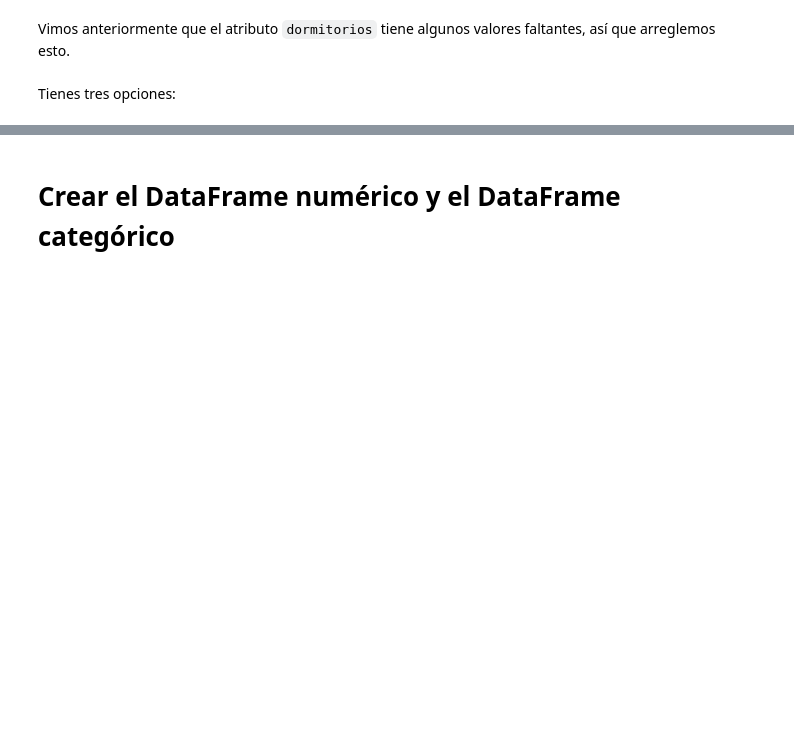
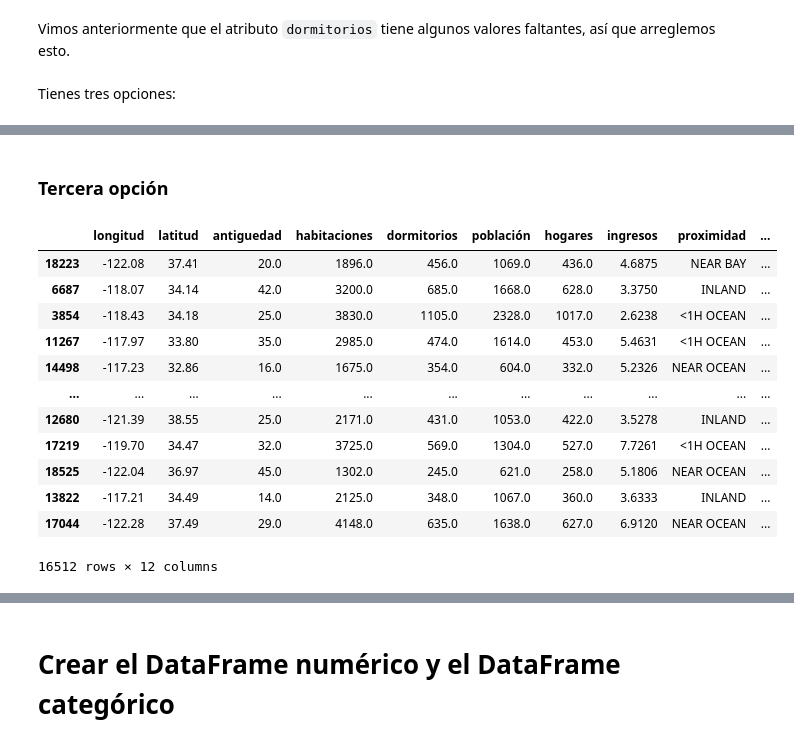
Before and after one commit to marco-canas/encuentra_tu_persona_vitamina, a Jupyter notebook: classes/class_18/class_18_pipeline_linear_regression.ipynb, the cells around one changed output, grey strips where cells are left out. Saved outputs shown, nothing was run; the diff lists cells and outputs as text; code cells hidden in the pictures; blank space fills up the shorter version.

```diff
--- a/classes/class_18/class_18_pipeline_linear_regression.ipynb
+++ b/classes/class_18/class_18_pipeline_linear_regression.ipynb
@@ -87,5 +76,3 @@ v_train, v_test = train_test_split(v, test_size = 0.2, random_state = 42)
-# %%
-v = v_train
 # %% [markdown]
 # Buscando correlaciones
 # %% [markdown]
@@ -243,0 +310,22 @@ Tienes tres opciones:
+# %% [markdown]
+### Tercera opción
+# %%
+v3 = v.copy()
+# %%
+mediana = v3.dormitorios.median()
+# %%
+v3.fillna(mediana)
+# %% [output]
+|  | longitud | latitud | antiguedad | habitaciones | dormitorios | población | hogares | ingresos | proximidad | ... |
+| 18223 | -122.08 | 37.41 | 20.0 | 1896.0 | 456.0 | 1069.0 | 436.0 | 4.6875 | NEAR BAY | ... |
+| 6687 | -118.07 | 34.14 | 42.0 | 3200.0 | 685.0 | 1668.0 | 628.0 | 3.3750 | INLAND | ... |
+| 3854 | -118.43 | 34.18 | 25.0 | 3830.0 | 1105.0 | 2328.0 | 1017.0 | 2.6238 | <1H OCEAN | ... |
+| 11267 | -117.97 | 33.80 | 35.0 | 2985.0 | 474.0 | 1614.0 | 453.0 | 5.4631 | <1H OCEAN | ... |
+| 14498 | -117.23 | 32.86 | 16.0 | 1675.0 | 354.0 | 604.0 | 332.0 | 5.2326 | NEAR OCEAN | ... |
+| ... | ... | ... | ... | ... | ... | ... | ... | ... | ... | ... |
+| 12680 | -121.39 | 38.55 | 25.0 | 2171.0 | 431.0 | 1053.0 | 422.0 | 3.5278 | INLAND | ... |
+| 17219 | -119.70 | 34.47 | 32.0 | 3725.0 | 569.0 | 1304.0 | 527.0 | 7.7261 | <1H OCEAN | ... |
+| 18525 | -122.04 | 36.97 | 45.0 | 1302.0 | 245.0 | 621.0 | 258.0 | 5.1806 | NEAR OCEAN | ... |
+| 13822 | -117.21 | 34.49 | 14.0 | 2125.0 | 348.0 | 1067.0 | 360.0 | 3.6333 | INLAND | ... |
+| 17044 | -122.28 | 37.49 | 29.0 | 4148.0 | 635.0 | 1638.0 | 627.0 | 6.9120 | NEAR OCEAN | ... |
+16512 rows × 12 columns
```
Also changed, not shown: parts of 51 cells of this notebook.
